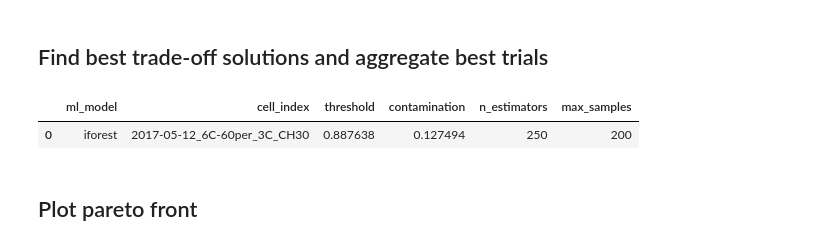
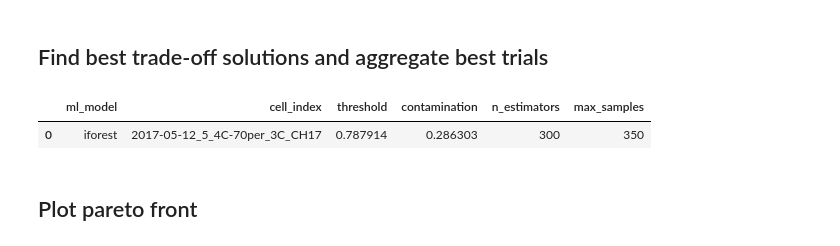
Before and after one commit to meichinpang/osbad, a Jupyter notebook: machine_learning/hp_tuning_with_regression_proxy/ml_01_iforest_hyperparam_regr.ipynb, the cells around one changed output. Cells and saved outputs as stored; diff of their text form; code cells hidden in the pictures.

```diff
--- a/machine_learning/hp_tuning_with_regression_proxy/ml_01_iforest_hyperparam_regr.ipynb
+++ b/machine_learning/hp_tuning_with_regression_proxy/ml_01_iforest_hyperparam_regr.ipynb
@@ -76,7 +76,7 @@ Training cell count: 23
 ## Define selected_cell_label
 # %%
 # Get the cell-ID from cell_inventory
-selected_cell_label = "2017-05-12_6C-60per_3C_CH30"
+selected_cell_label = '2017-05-12_5_4C-70per_3C_CH17'
 
 # Create a subfolder to store fig output
 # corresponding to each cell-index
@@ -233,23 +231,25 @@ if_study.optimize(
 # %%
 schema_iforest = {
     "threshold": "median",
     "contamination": "median",
     "n_estimators": "median_int",
     "max_samples": "median_int",
 }
 
-trade_off_trials_list = hp.trade_off_trails_detection(if_study, window_size=5)
+trade_off_trials_list = hp.trade_off_trails_detection(
+    if_study,
+    window_size=7)
 
 df_iforest_hyperparam = hp.aggregate_best_trials(
     trade_off_trials_list,
     cell_label=selected_cell_label,
     model_id="iforest",
     schema=schema_iforest)
 
 df_iforest_hyperparam
 # %% [output]
 |  | ml_model | cell_index | threshold | contamination | n_estimators | max_samples |
-| 0 | iforest | 2017-05-12_6C-60per_3C_CH30 | 0.887638 | 0.127494 | 250 | 200 |
+| 0 | iforest | 2017-05-12_5_4C-70per_3C_CH17 | 0.787914 | 0.286303 | 300 | 350 |
 # %% [markdown]
 ## Plot pareto front
 # %%
```
Also changed, not shown: parts of 17 cells of this notebook.
